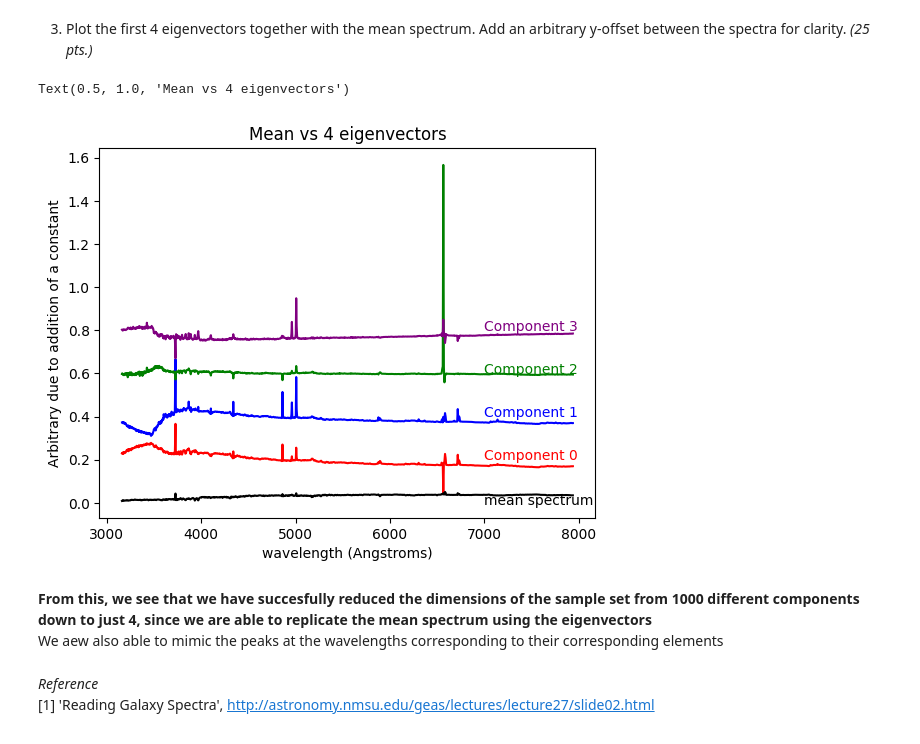
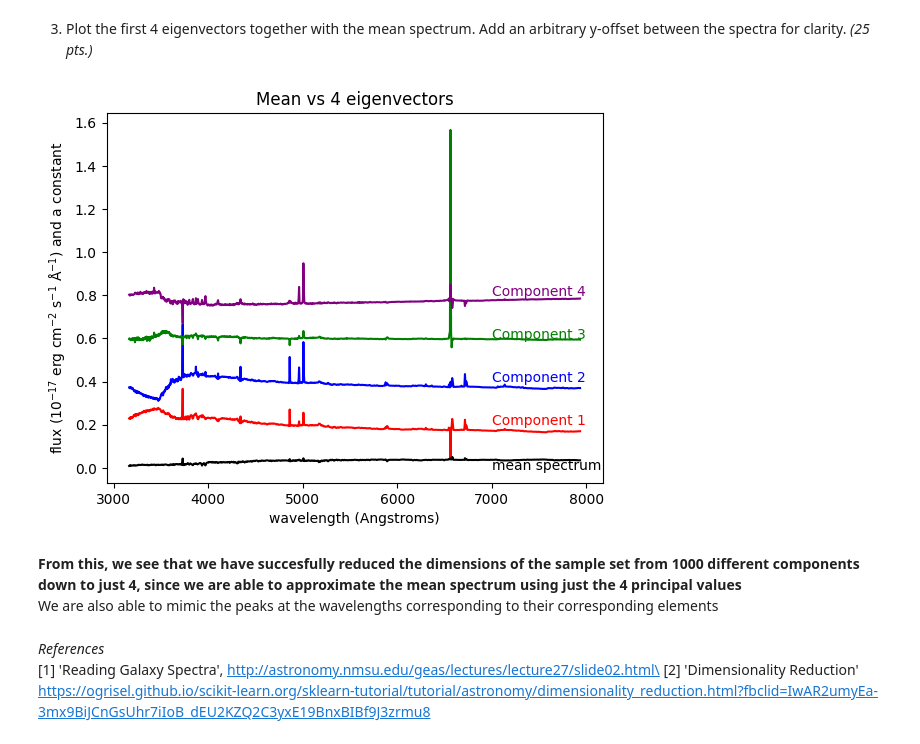
Before and after one commit to PKHR620/AP157-Lab, a Jupyter notebook: AP157_lab_assignmnent_A3.ipynb, the cells around one changed output. Cells and saved outputs as stored; diff of their text form; code cells hidden in the pictures.

```diff
--- a/AP157_lab_assignmnent_A3.ipynb
+++ b/AP157_lab_assignmnent_A3.ipynb
@@ -132,25 +143,26 @@ plt.show()
 3. Plot the first 4 eigenvectors together with the mean spectrum. Add an arbitrary y-offset between the spectra for clarity. *(25 pts.)*
 # %%
 #Now we start plotting the 4 components and checking if they correspond to the mean
-plt.plot(wavelength, pca.components_[0] + 0.2, color = 'red')
-plt.plot(wavelength, pca.components_[1] + 0.4, color = 'blue')
-plt.plot(wavelength, pca.components_[2] + 0.6, color = 'green')
-plt.plot(wavelength, pca.components_[3] + 0.8, color = 'purple')
+plt.plot(wavelength, pca.components_[0] +0.2, color = 'red')
+plt.plot(wavelength, pca.components_[1] +0.4, color = 'blue')
+plt.plot(wavelength, pca.components_[2] +0.6, color = 'green')
+plt.plot(wavelength, pca.components_[3] +0.8, color = 'purple')
 plt.plot(wavelength, mean, color = '0')
-plt.text(7000, 0.2, "Component 0", color = 'red')
-plt.text(7000, 0.4, "Component 1", color = 'blue')
-plt.text(7000, 0.6, "Component 2", color = 'green')
-plt.text(7000, 0.8, "Component 3", color = 'purple')
+plt.text(7000, 0.2, "Component 1", color = 'red')
+plt.text(7000, 0.4, "Component 2", color = 'blue')
+plt.text(7000, 0.6, "Component 3", color = 'green')
+plt.text(7000, 0.8, "Component 4", color = 'purple')
 plt.text(7000, -0.01, "mean spectrum", color = '0')
 plt.xlabel("wavelength (Angstroms)")
-plt.ylabel("Arbitrary due to addition of a constant")
+plt.ylabel("flux ($10^{-17}$ erg cm$^{-2}$ s$^{-1}$ Å$^{-1}$) and a constant")
 plt.title('Mean vs 4 eigenvectors')
+plt.show()
 # %% [output]
-Text(0.5, 1.0, 'Mean vs 4 eigenvectors')
-[figure, old version]
+[figure, new version]
 # %% [markdown]
-**From this, we see that we have succesfully reduced the dimensions of the sample set from 1000 different components down to just 4, since we are able to replicate the mean spectrum using the eigenvectors**\
-We aew also able to mimic the peaks at the wavelengths corresponding to their corresponding elements
+**From this, we see that we have succesfully reduced the dimensions of the sample set from 1000 different components down to just 4, since we are able to approximate the mean spectrum using just the 4 principal values**\
+We are also able to mimic the peaks at the wavelengths corresponding to their corresponding elements
 # %% [markdown]
-*Reference*\
-[1] 'Reading Galaxy Spectra', http://astronomy.nmsu.edu/geas/lectures/lecture27/slide02.html
+*References*\
+[1] 'Reading Galaxy Spectra', http://astronomy.nmsu.edu/geas/lectures/lecture27/slide02.html\
+[2] 'Dimensionality Reduction' https://ogrisel.github.io/scikit-learn.org/sklearn-tutorial/tutorial/astronomy/dimensionality_reduction.html?fbclid=IwAR2umyEa-3mx9BiJCnGsUhr7iIoB_dEU2KZQ2C3yxE19BnxBIBf9J3zrmu8
```
Also changed, not shown: parts of 4 cells of this notebook.
